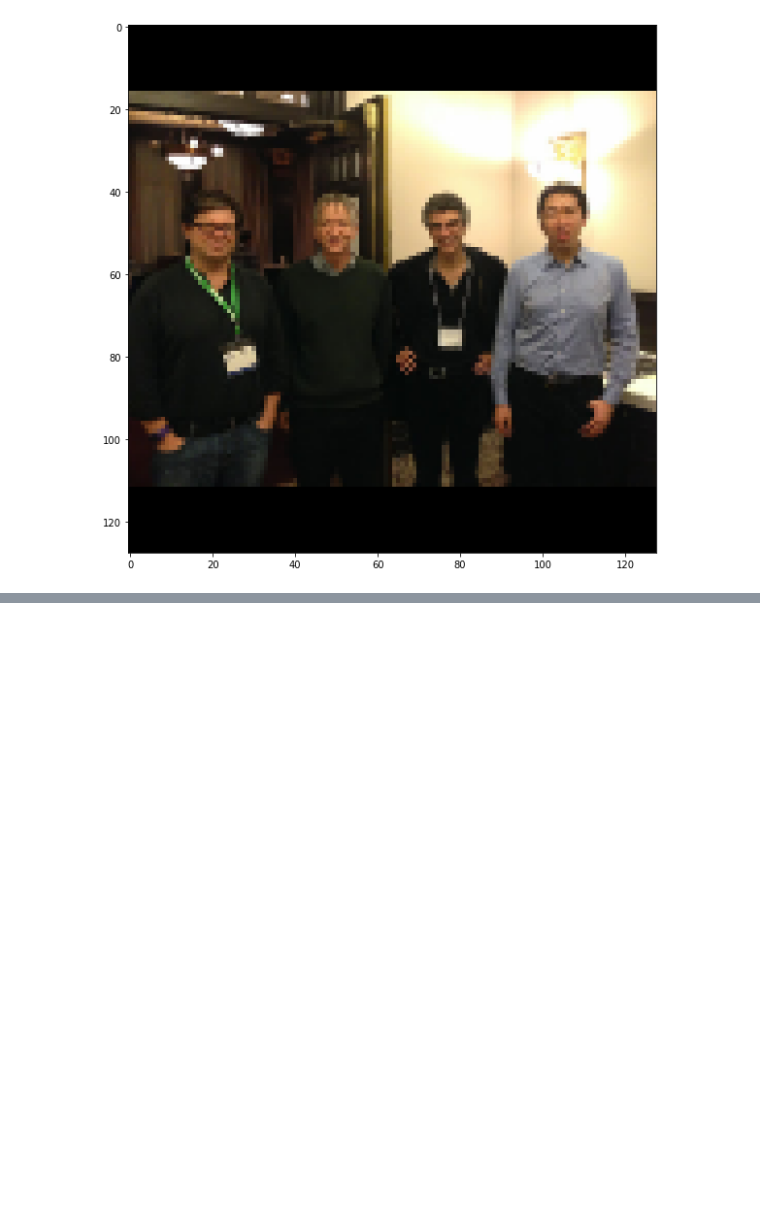
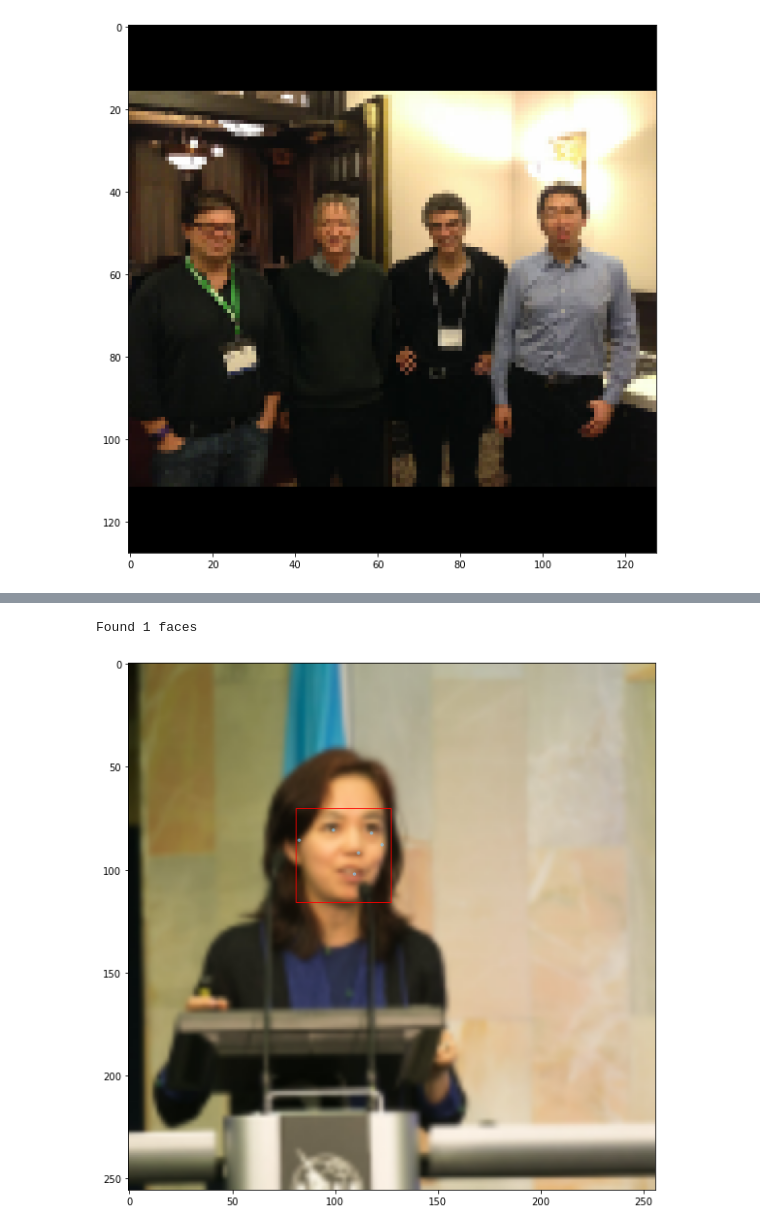
Before and after one commit to hollance/BlazeFace-PyTorch, a Jupyter notebook: Inference.ipynb, the cells around one changed output, grey strips where cells are left out. Drawn from its saved outputs; the diff is of its cells as text; code cells hidden in the pictures; blank space fills up the shorter version.

```diff
--- a/Inference.ipynb
+++ b/Inference.ipynb
@@ -142,3 +170,6 @@ plot_detections(x[2], detections[2])
 # %% [output]
 Found 0 faces
 [figure]
+# %%
+back_detections = back_net.predict_on_batch(xback)
+[d.shape for d in back_detections]
@@ -144,0 +198,5 @@ Found 0 faces
+# %%
+plot_detections(xback[0], back_detections[0])
+# %% [output]
+Found 1 faces
+[figure, added]
```
Also changed, not shown: parts of 23 cells of this notebook, 5 other files.
